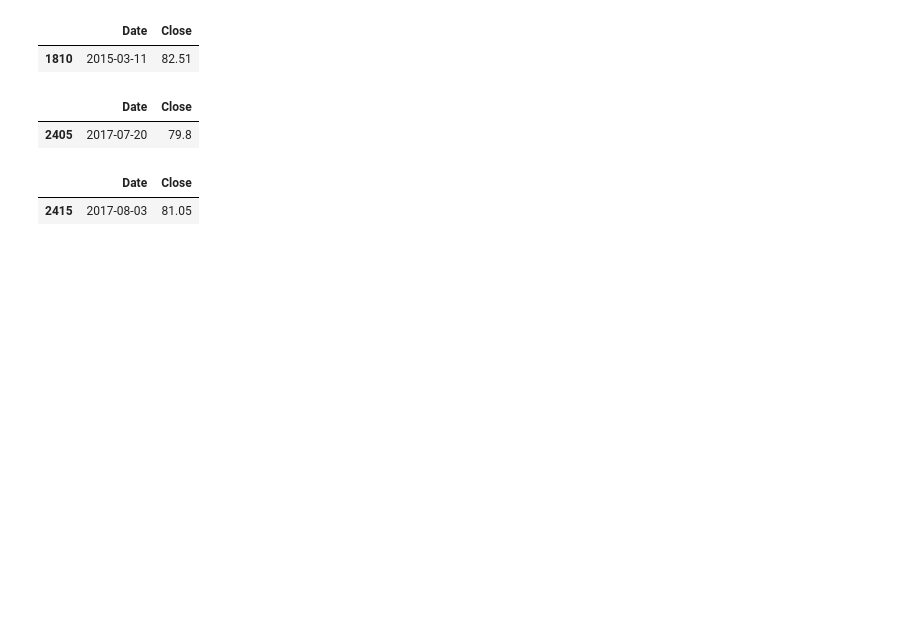
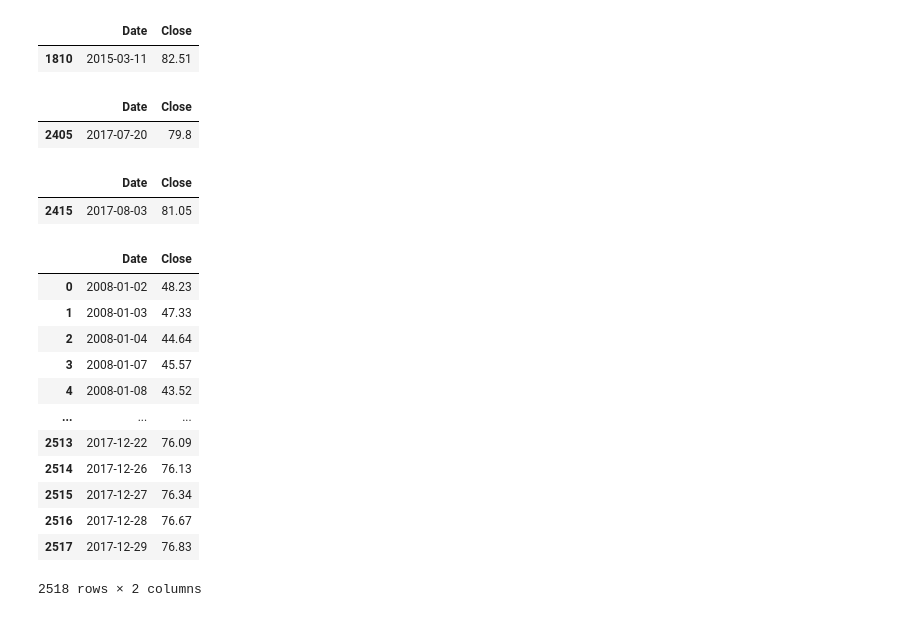
Before and after one commit to chaka37/Project1, a Jupyter notebook: notebooks/liam.ipynb, the cells around one changed output. Saved outputs shown, nothing was run; the diff lists cells and outputs as text; code cells hidden in the pictures; blank space fills up the shorter version.

Commit message:
Added documentation to cells of code. Also read in Nasdaq 10 year stock data. added to stock data 2 folder. made 2nd folder so i don't cause any merge conflicts.

```diff
--- a/notebooks/liam.ipynb
+++ b/notebooks/liam.ipynb
@@ -301,3 +295,21 @@ breach_3_week_aft
 # %% [output]
 |  | Date | Close |
 | 2415 | 2017-08-03 | 81.05 |
+# %%
+NDAQ_stock_path = Path("../data/stock data 2/NDAQ - Sheet1.csv")
+NDAQ_stock_data = pd.read_csv(NDAQ_stock_path)
+NDAQ_stock_data
+# %% [output]
+|  | Date | Close |
+| 0 | 2008-01-02 | 48.23 |
+| 1 | 2008-01-03 | 47.33 |
+| 2 | 2008-01-04 | 44.64 |
+| 3 | 2008-01-07 | 45.57 |
+| 4 | 2008-01-08 | 43.52 |
+| ... | ... | ... |
+| 2513 | 2017-12-22 | 76.09 |
+| 2514 | 2017-12-26 | 76.13 |
+| 2515 | 2017-12-27 | 76.34 |
+| 2516 | 2017-12-28 | 76.67 |
+| 2517 | 2017-12-29 | 76.83 |
+2518 rows × 2 columns
```
Also changed, not shown: parts of 10 cells of this notebook, 2 other files.
